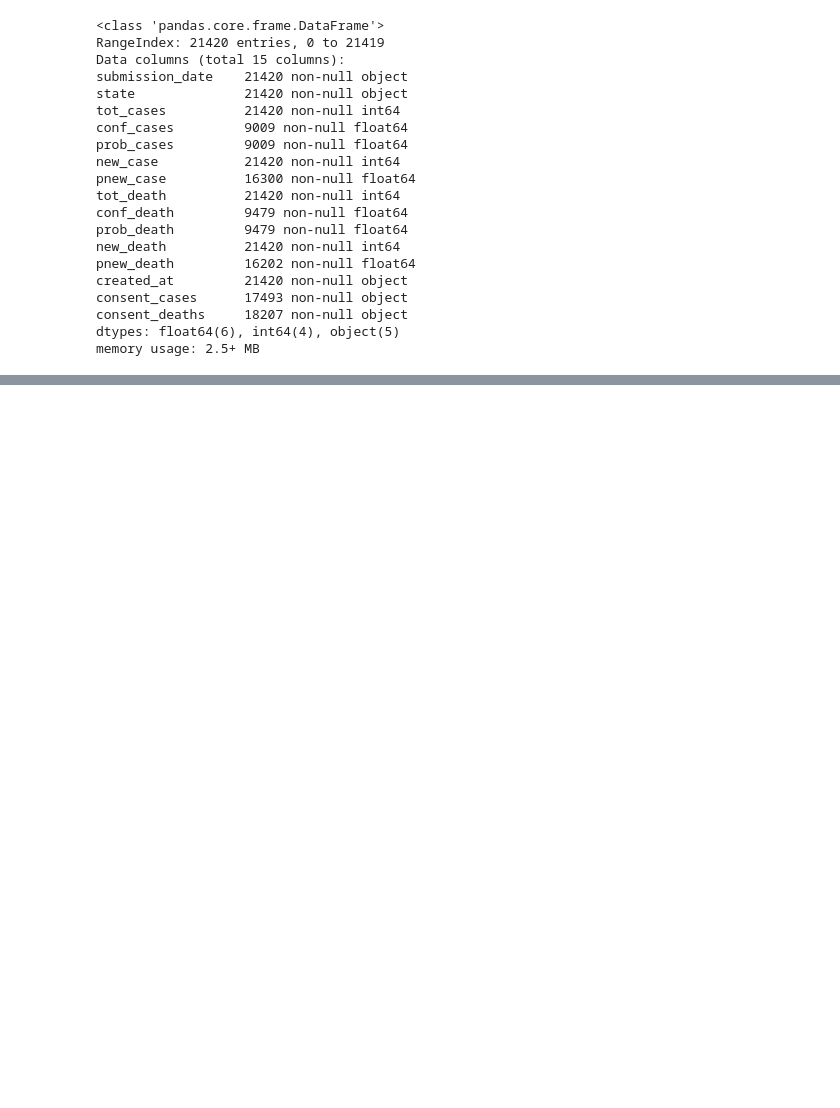
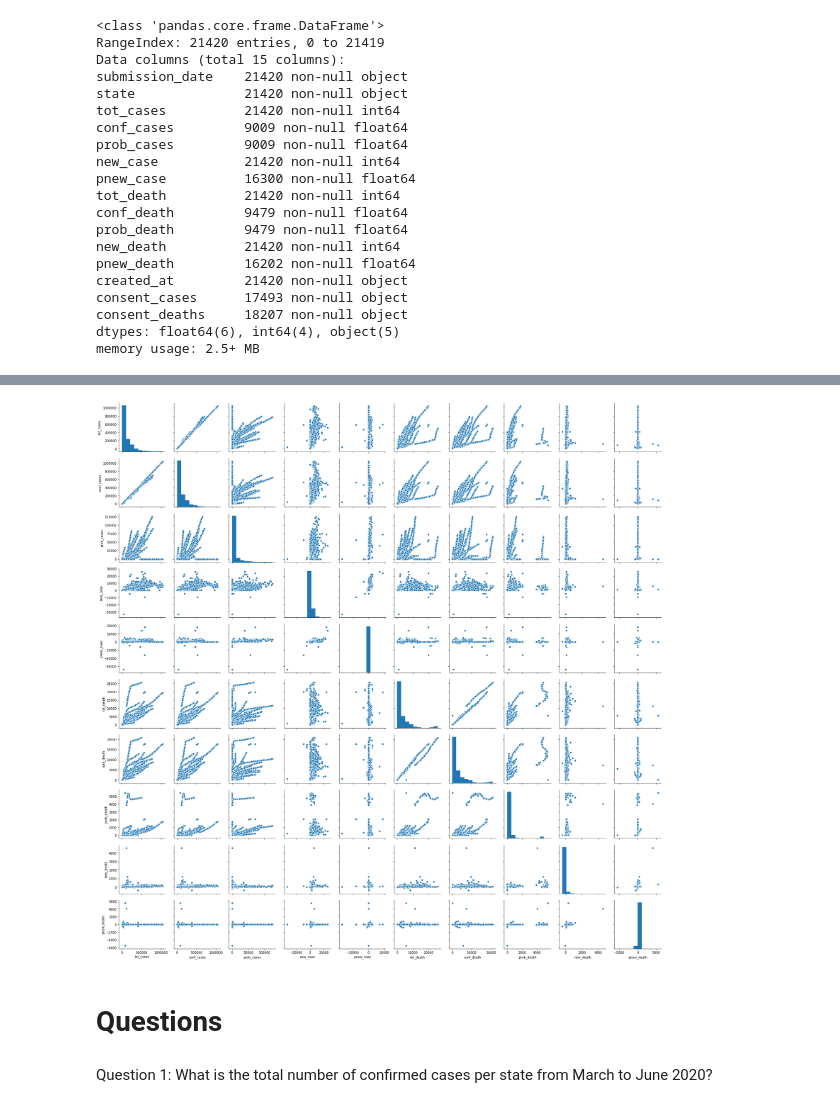
Before and after one commit to JessicaFB/Bodo-Covid, a Jupyter notebook: Untitled.ipynb, the cells around one changed output, grey strips where cells are left out. Saved outputs shown, nothing was run; the diff lists cells and outputs as text; code cells hidden in the pictures; blank space fills up the shorter version.

```diff
--- a/Untitled.ipynb
+++ b/Untitled.ipynb
@@ -114,0 +137,3 @@ We can see this data set is much larger. And there appear to be many null values
+# %%
+# Drop the NaN values
+df_cases = df_cases.dropna()
@@ -114,0 +153,9 @@ We can see this data set is much larger. And there appear to be many null values
+# %%
+# Look at distributions and correlations
+sns.pairplot(df_cases);
+# %% [output]
+[figure, added]
+# %% [markdown]
+# Questions
+# %% [markdown]
+Question 1: What is the total number of confirmed cases per state from March to June 2020?
```
Also changed, not shown: parts of 11 cells of this notebook.
